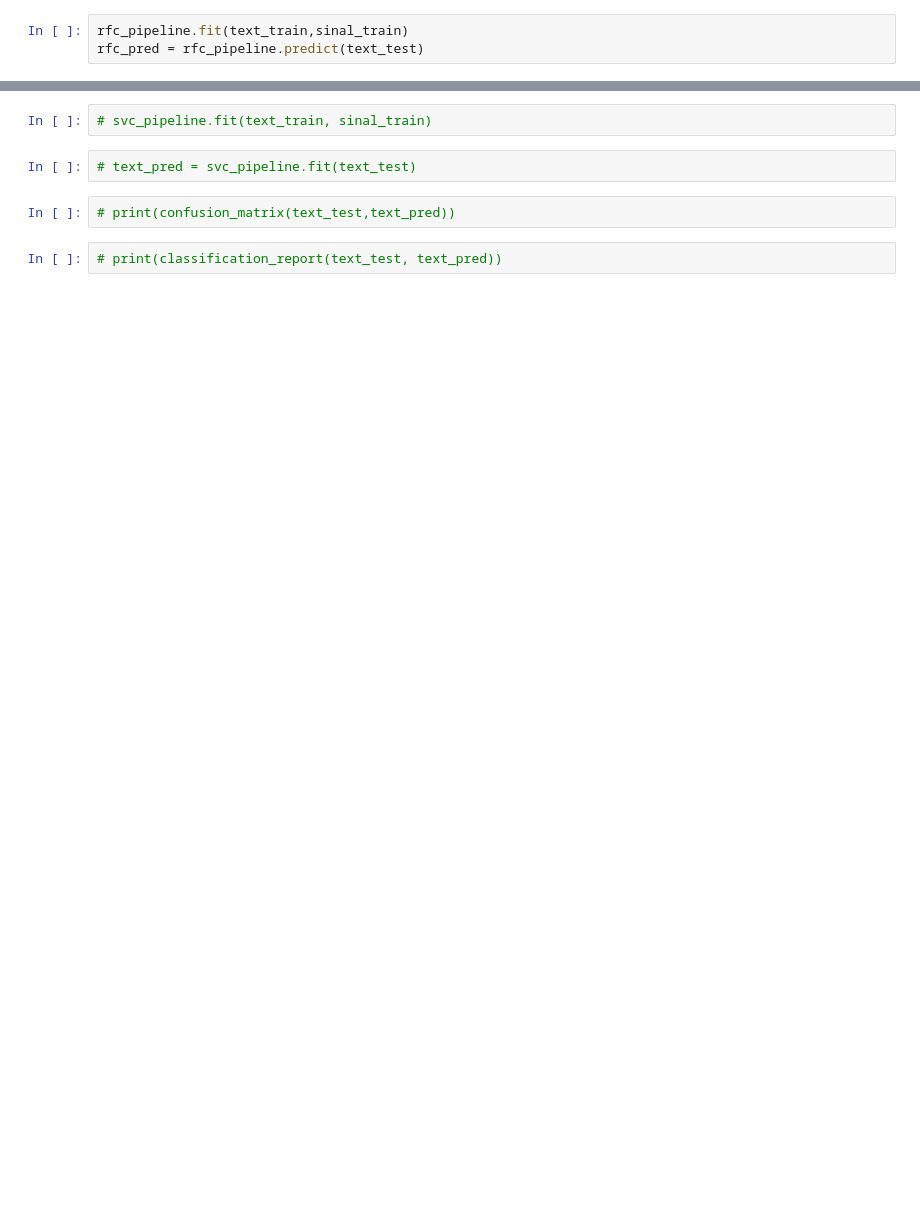
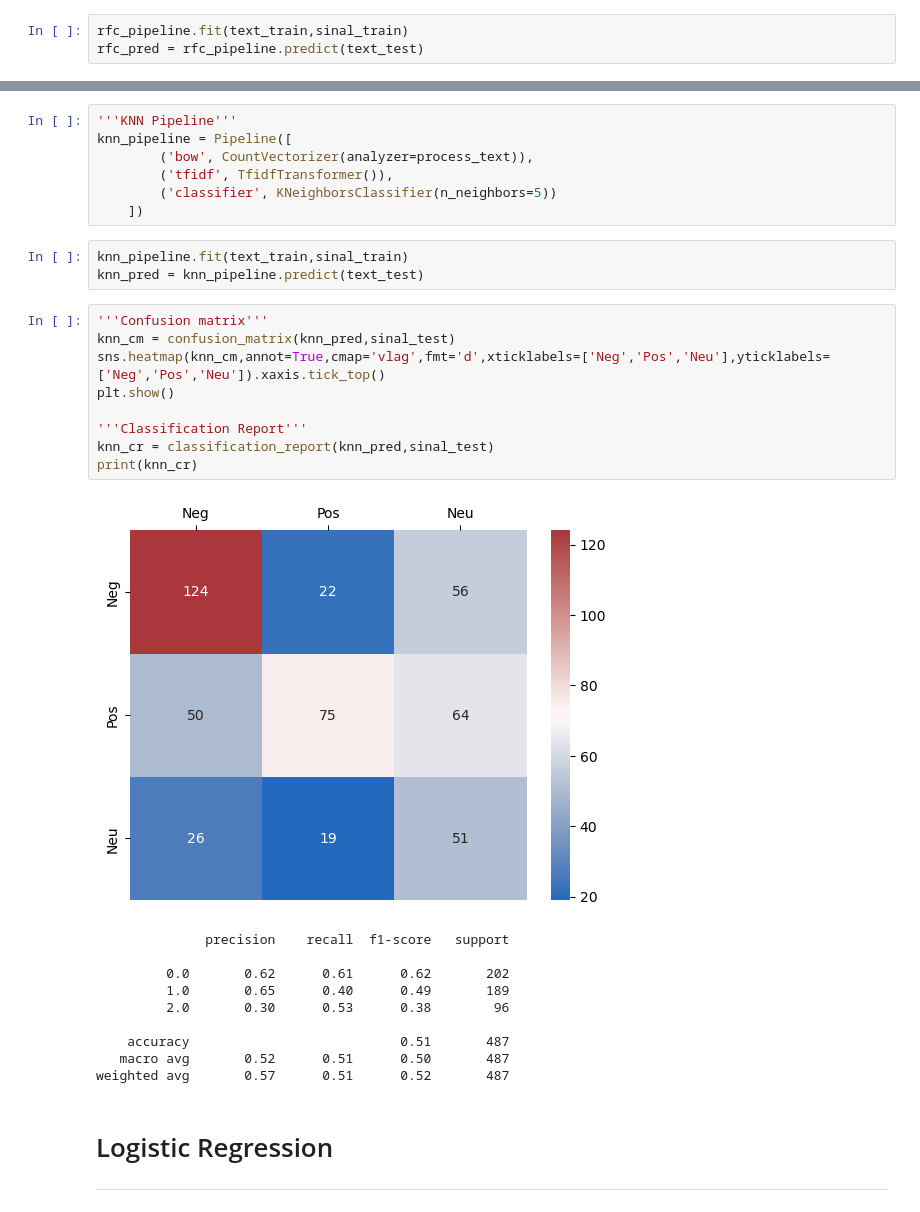
Before and after one commit to luizsouzars/Sentiment_Analysis, a Jupyter notebook: LES_sentiment.ipynb, the cells around one changed output, grey strips where cells are left out. Drawn from its saved outputs; the diff is of its cells as text; blank space fills up the shorter version.

```diff
--- a/LES_sentiment.ipynb
+++ b/LES_sentiment.ipynb
@@ -208,9 +239,34 @@ weighted avg       0.56      0.55      0.54       487
+# %%
+'''KNN Pipeline'''
+knn_pipeline = Pipeline([
+        ('bow', CountVectorizer(analyzer=process_text)),
+        ('tfidf', TfidfTransformer()),
+        ('classifier', KNeighborsClassifier(n_neighbors=5))
+    ])
 # %%
-# svc_pipeline.fit(text_train, sinal_train)
+knn_pipeline.fit(text_train,sinal_train)
+knn_pred = knn_pipeline.predict(text_test)
-# %%
-# text_pred = svc_pipeline.fit(text_test)
-# %%
-# print(confusion_matrix(text_test,text_pred))
-# %%
-# print(classification_report(text_test, text_pred))
+# %%
+'''Confusion matrix'''
+knn_cm = confusion_matrix(knn_pred,sinal_test)
+sns.heatmap(knn_cm,annot=True,cmap='vlag',fmt='d',xticklabels=['Neg','Pos','Neu'],yticklabels=['Neg','Pos','Neu']).xaxis.tick_top()
+plt.show()
+
+'''Classification Report'''
+knn_cr = classification_report(knn_pred,sinal_test)
+print(knn_cr)
+# %% [output]
+[figure, added]
+              precision    recall  f1-score   support
+
+         0.0       0.62      0.61      0.62       202
+         1.0       0.65      0.40      0.49       189
+         2.0       0.30      0.53      0.38        96
+
+    accuracy                           0.51       487
+   macro avg       0.52      0.51      0.50       487
+weighted avg       0.57      0.51      0.52       487
+# %% [markdown]
+# Logistic Regression
+___
 # %%
```
Also changed, not shown: parts of 33 cells of this notebook.
